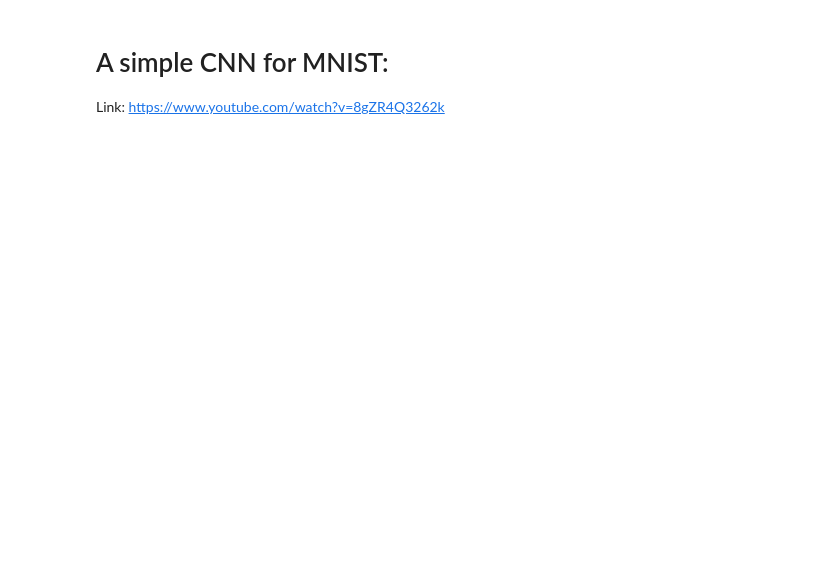
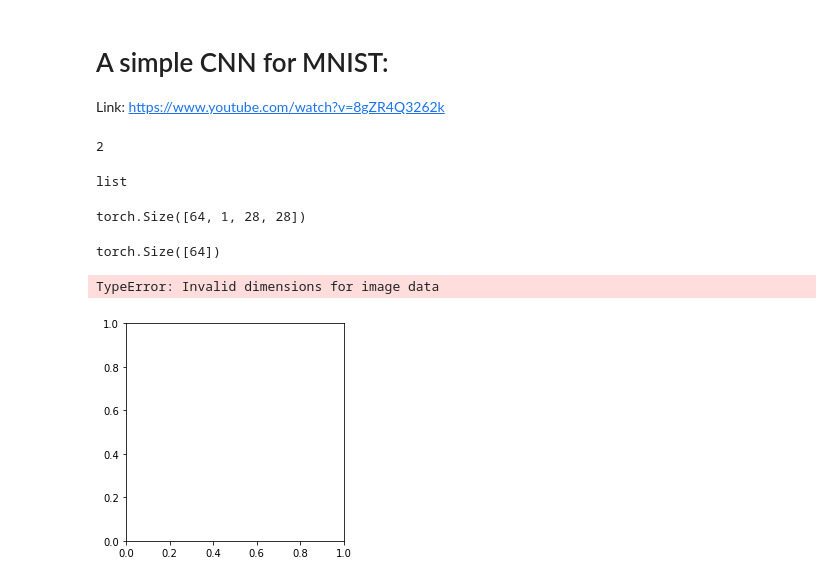
Before and after one commit to kklamsi/computerVision_ws18, a Jupyter notebook: cvProject2018.ipynb, the cells around one changed output. Cells and saved outputs as stored; diff of their text form; code cells hidden in the pictures; blank space fills up the shorter version.

Commit message:
Add files via upload
try and error...

```diff
--- a/cvProject2018.ipynb
+++ b/cvProject2018.ipynb
@@ -409,6 +117,30 @@ test_data = torch.utils.data.DataLoader(
                     transform=transforms.Compose([transforms.ToTensor(),
                     transforms.Normalize((.1307,),(.3081,))])),
 batch_size=64, shuffle=True, **kwargs)
+# %%
+sample = next(iter(train_data))
+len(sample)
+# %% [output]
+2
+# %%
+type(sample)
+# %% [output]
+list
+# %%
+image, label = sample
+image.shape
+# %% [output]
+torch.Size([64, 1, 28, 28])
+# %%
+label.shape
+# %% [output]
+torch.Size([64])
+# %%
+plt.imshow(image.squeeze(), cmap='gray')
+print('label:', label)
+# %% [output]
+TypeError: Invalid dimensions for image data
+[figure, added]
 # %%
 class Netz(nn.Module):
     def __init__(self):
```
Also changed, not shown: parts of 32 cells of this notebook.
